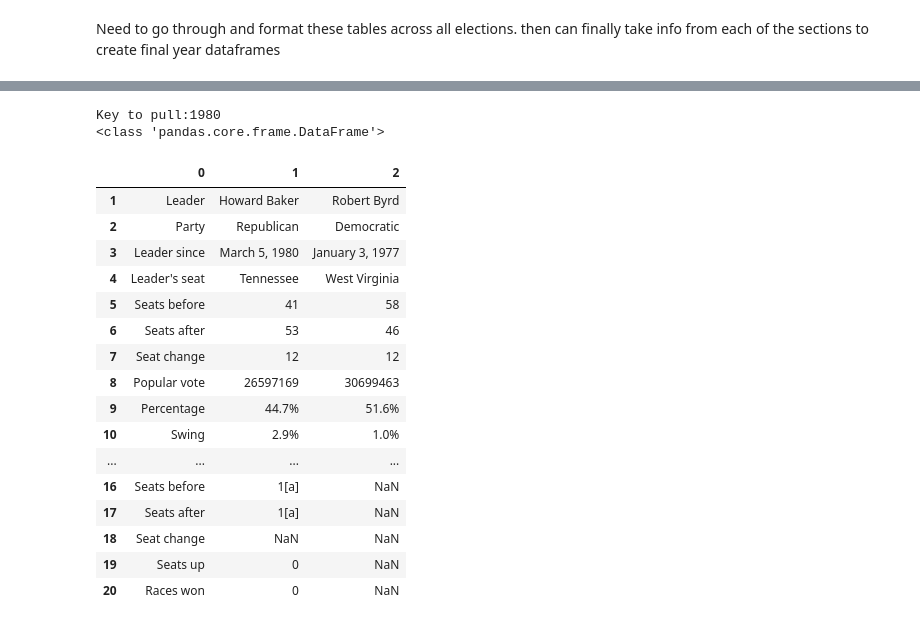
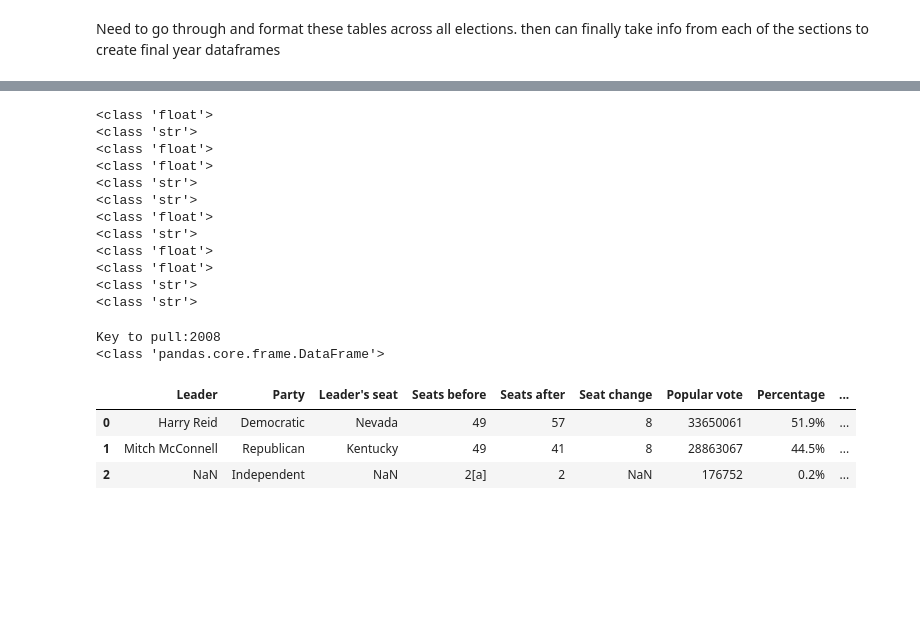
Before and after one commit to dfuller22/US_Senate_Election_Predictor, a Jupyter notebook: PlayG2.ipynb, the cells around one changed output, grey strips where cells are left out. Saved outputs shown, nothing was run; the diff lists cells and outputs as text; code cells hidden in the pictures; blank space fills up the shorter version.

Commit message:
Updating functions
Finishing cleaner for senate leaders + other fixes

```diff
--- a/PlayG2.ipynb
+++ b/PlayG2.ipynb
@@ -129,6 +145,14 @@ with open('yr_st_dict_joined.pickle', 'rb') as f:
 with open('yr_st_dict_mapped.pickle', 'rb') as f:
     yr_st_dict_mapped = pickle.load(f)
     f.close()
+# %%
+with open('sen_leader_tables.pickle', 'rb') as f:
+    sen_leader_tables = pickle.load(f)
+    f.close()
+# %%
+with open('sen_leader_dict.pickle', 'rb') as f:
+    sen_leader_dict = pickle.load(f)
+    f.close()
 # %%
 ## Must do this befor running code for state elections. Error in code
 do_not_use = election_collection_raw['2018'][2].pop(0)
@@ -178,2 +162,0 @@ def sen_leader_cleaner(dict_of_dfs):
-# %%
-sen_leader_dict = sen_leader_cleaner(sen_leader_tables)
@@ -215,24 +165,31 @@ dtype: object
+# %%
+for i in res_df2['d']:
+    print(type(i))
+
+## Numbers in tables are strings
+## Regex for [a] or similar
+##
+# %% [output]
+<class 'float'>
+<class 'str'>
+<class 'float'>
+<class 'float'>
+<class 'str'>
+<class 'str'>
+<class 'float'>
+<class 'str'>
+<class 'float'>
+<class 'float'>
+<class 'str'>
+<class 'str'>
 # %%
-test = dlf.table_checker(dict_=sen_leader_tables)
-print(type(test))
-test
+test1 = dlf.table_checker(dict_=sen_leader_dict)
+print(type(test1))
+test1
 # %% [output]
-Key to pull:1980
+Key to pull:2008
 <class 'pandas.core.frame.DataFrame'>
-|  | 0 | 1 | 2 |
-| 1 | Leader | Howard Baker | Robert Byrd |
-| 2 | Party | Republican | Democratic |
-| 3 | Leader since | March 5, 1980 | January 3, 1977 |
-| 4 | Leader's seat | Tennessee | West Virginia |
-| 5 | Seats before | 41 | 58 |
-| 6 | Seats after | 53 | 46 |
-| 7 | Seat change | 12 | 12 |
-| 8 | Popular vote | 26597169 | 30699463 |
-| 9 | Percentage | 44.7% | 51.6% |
-| 10 | Swing | 2.9% | 1.0% |
-| ... | ... | ... | ... |
-| 16 | Seats before | 1[a] | NaN |
-| 17 | Seats after | 1[a] | NaN |
-| 18 | Seat change | NaN | NaN |
-| 19 | Seats up | 0 | NaN |
-| 20 | Races won | 0 | NaN |
+|  | Leader | Party | Leader's seat | Seats before | Seats after | Seat change | Popular vote | Percentage | ... |
+| 0 | Harry Reid | Democratic | Nevada | 49 | 57 | 8 | 33650061 | 51.9% | ... |
+| 1 | Mitch McConnell | Republican | Kentucky | 49 | 41 | 8 | 28863067 | 44.5% | ... |
+| 2 | NaN | Independent | NaN | 2[a] | 2 | NaN | 176752 | 0.2% | ... |
```
Also changed, not shown: parts of 17 cells of this notebook, 3 other files.
